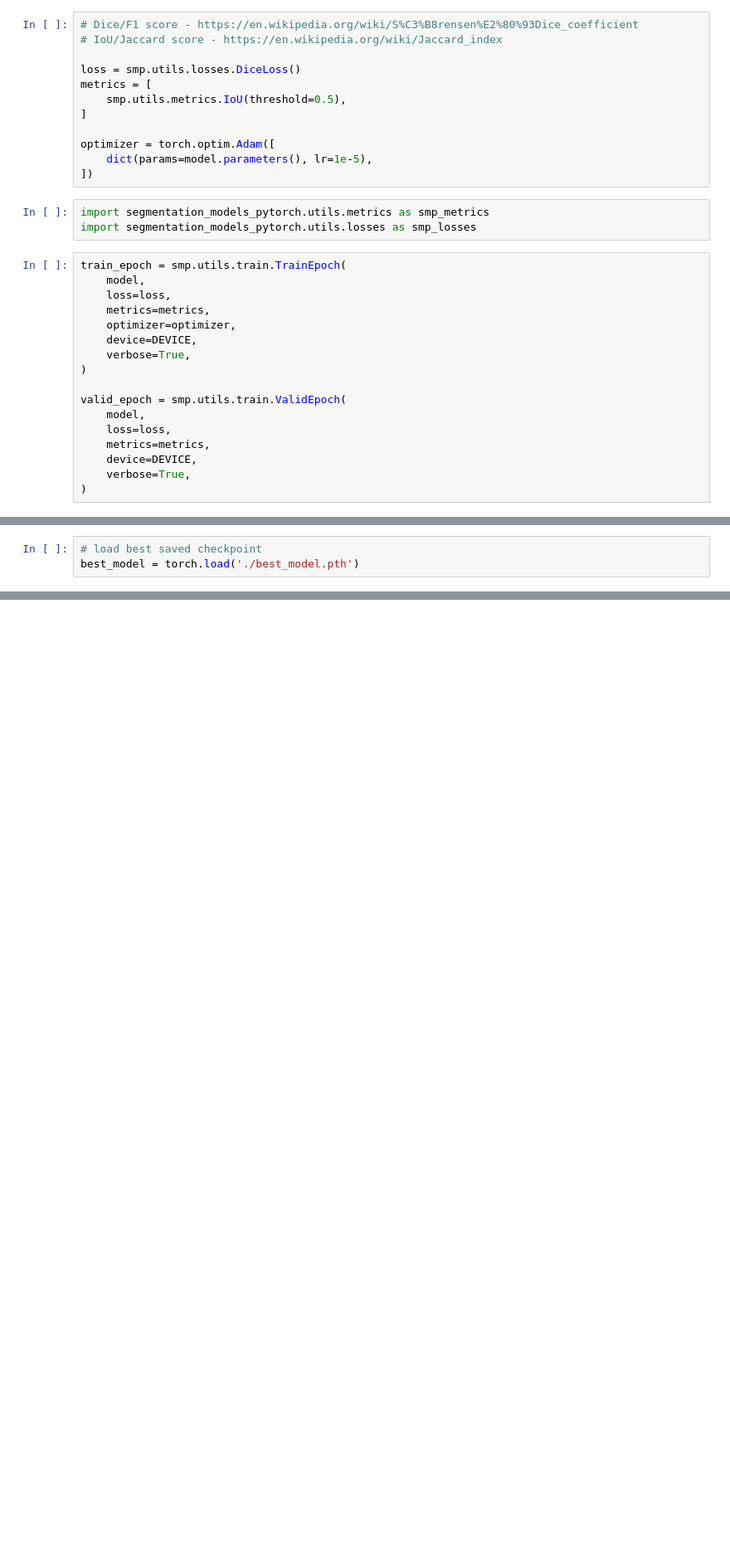
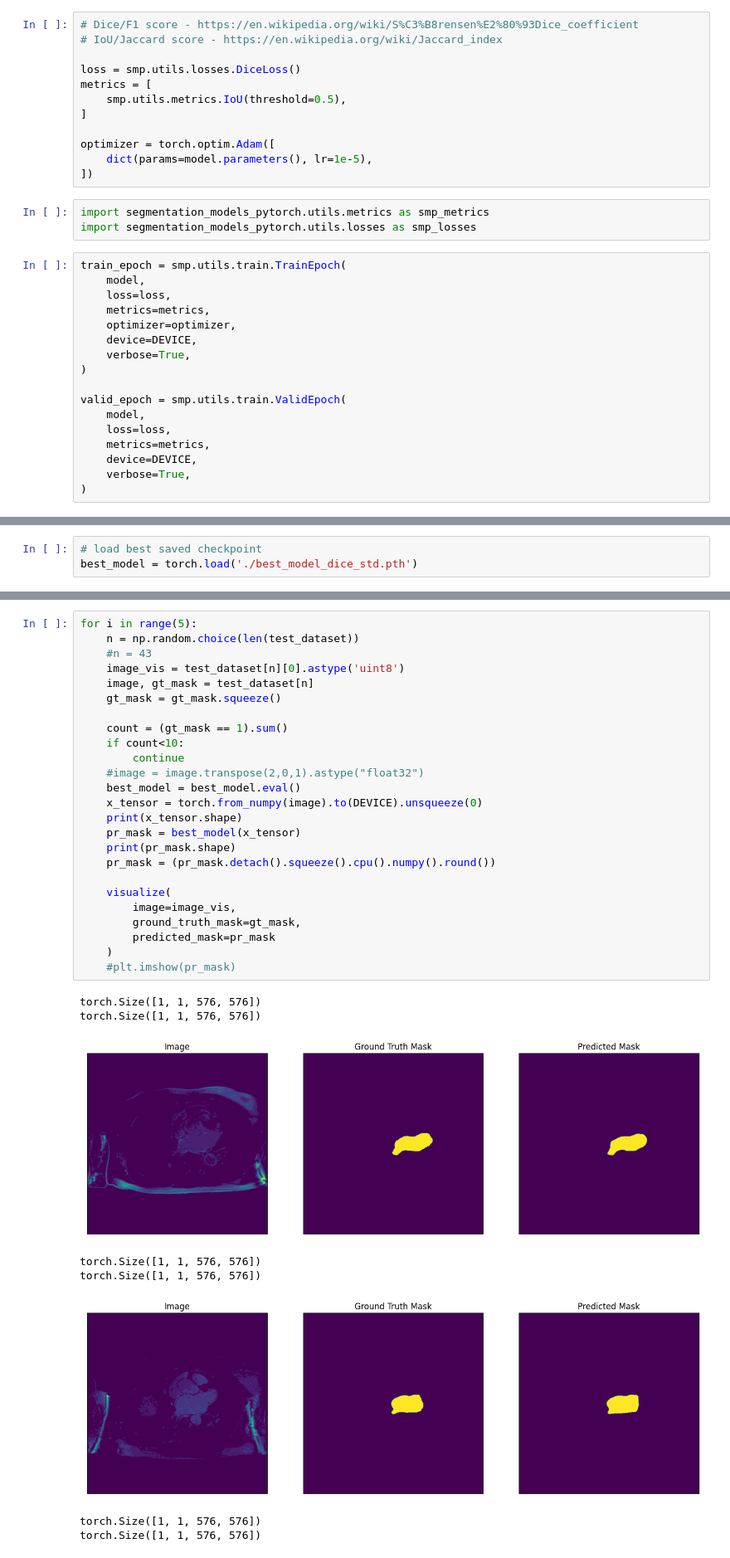
Before and after one commit to sheryjoe/Left_Atrium_Segmentation, a Jupyter notebook: test_segmentation.ipynb, the cells around one changed output, grey strips where cells are left out. Shown at 83% size. Saved outputs shown, nothing was run; the diff lists cells and outputs as text; blank space fills up the shorter version.

Commit message:
Updated test_segmentation

```diff
--- a/test_segmentation.ipynb
+++ b/test_segmentation.ipynb
@@ -361,3 +365,3 @@ fig_iou.savefig("Training and Validation IOU Score Graph_test_central.png")
 # %%
 # load best saved checkpoint
-best_model = torch.load('./best_model.pth')
+best_model = torch.load('./best_model_dice_std.pth')
@@ -473,0 +418,34 @@ RuntimeError: Wrong input shape height=1, width=256. Expected image height and w
+# %%
+for i in range(5):
+    n = np.random.choice(len(test_dataset))
+    #n = 43
+    image_vis = test_dataset[n][0].astype('uint8')
+    image, gt_mask = test_dataset[n]
+    gt_mask = gt_mask.squeeze()
+
+    count = (gt_mask == 1).sum()
+    if count<10:
+        continue
+    #image = image.transpose(2,0,1).astype("float32")
+    best_model = best_model.eval()
+    x_tensor = torch.from_numpy(image).to(DEVICE).unsqueeze(0)
+    print(x_tensor.shape)
+    pr_mask = best_model(x_tensor)
+    print(pr_mask.shape)
+    pr_mask = (pr_mask.detach().squeeze().cpu().numpy().round())
+
+    visualize(
+        image=image_vis,
+        ground_truth_mask=gt_mask,
+        predicted_mask=pr_mask
+    )
+    #plt.imshow(pr_mask)
+# %% [output]
+torch.Size([1, 1, 576, 576])
+torch.Size([1, 1, 576, 576])
+[figure, added]
+torch.Size([1, 1, 576, 576])
+torch.Size([1, 1, 576, 576])
+[figure, added]
+torch.Size([1, 1, 576, 576])
+torch.Size([1, 1, 576, 576])
```
Also changed, not shown: parts of 19 cells of this notebook.
